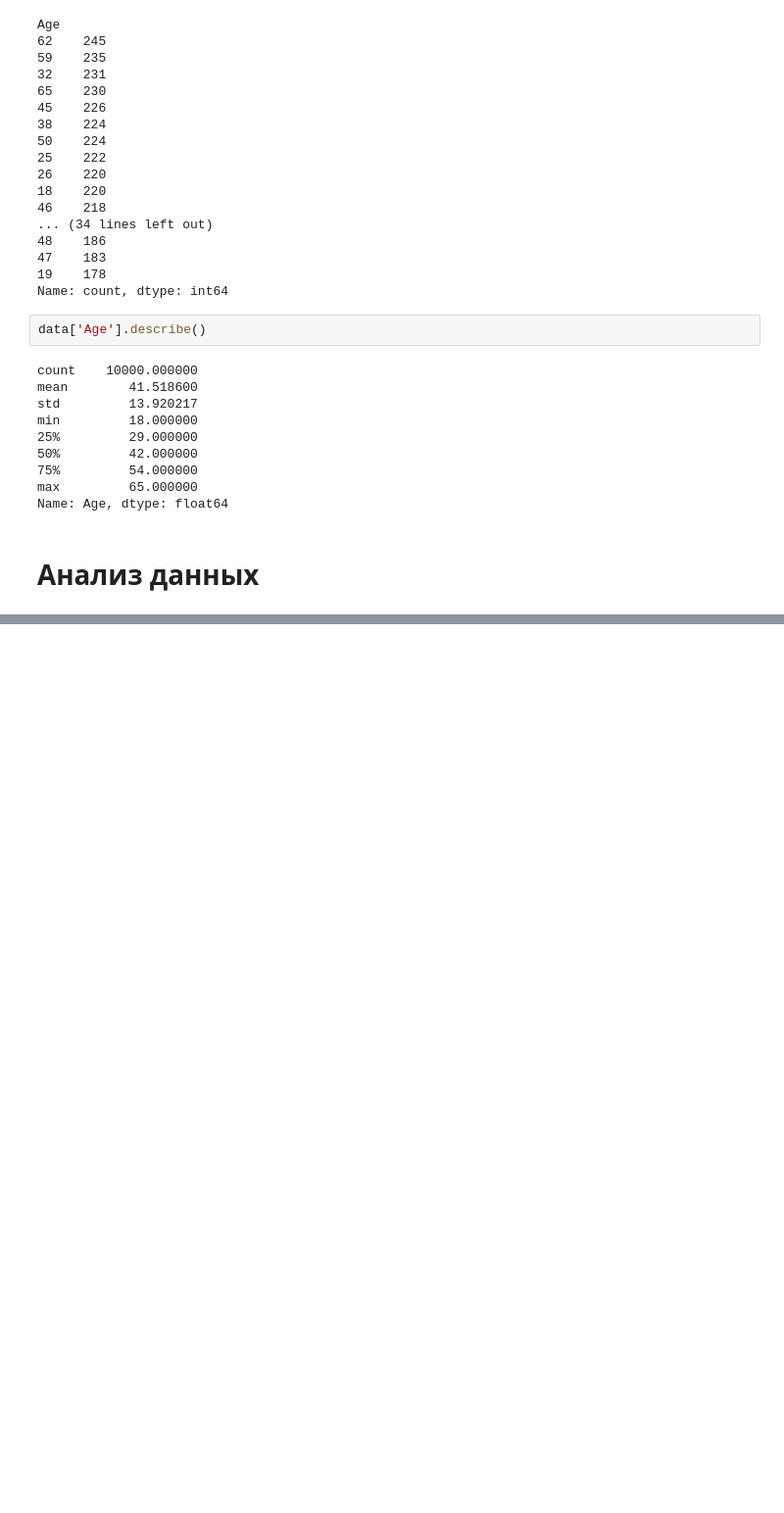
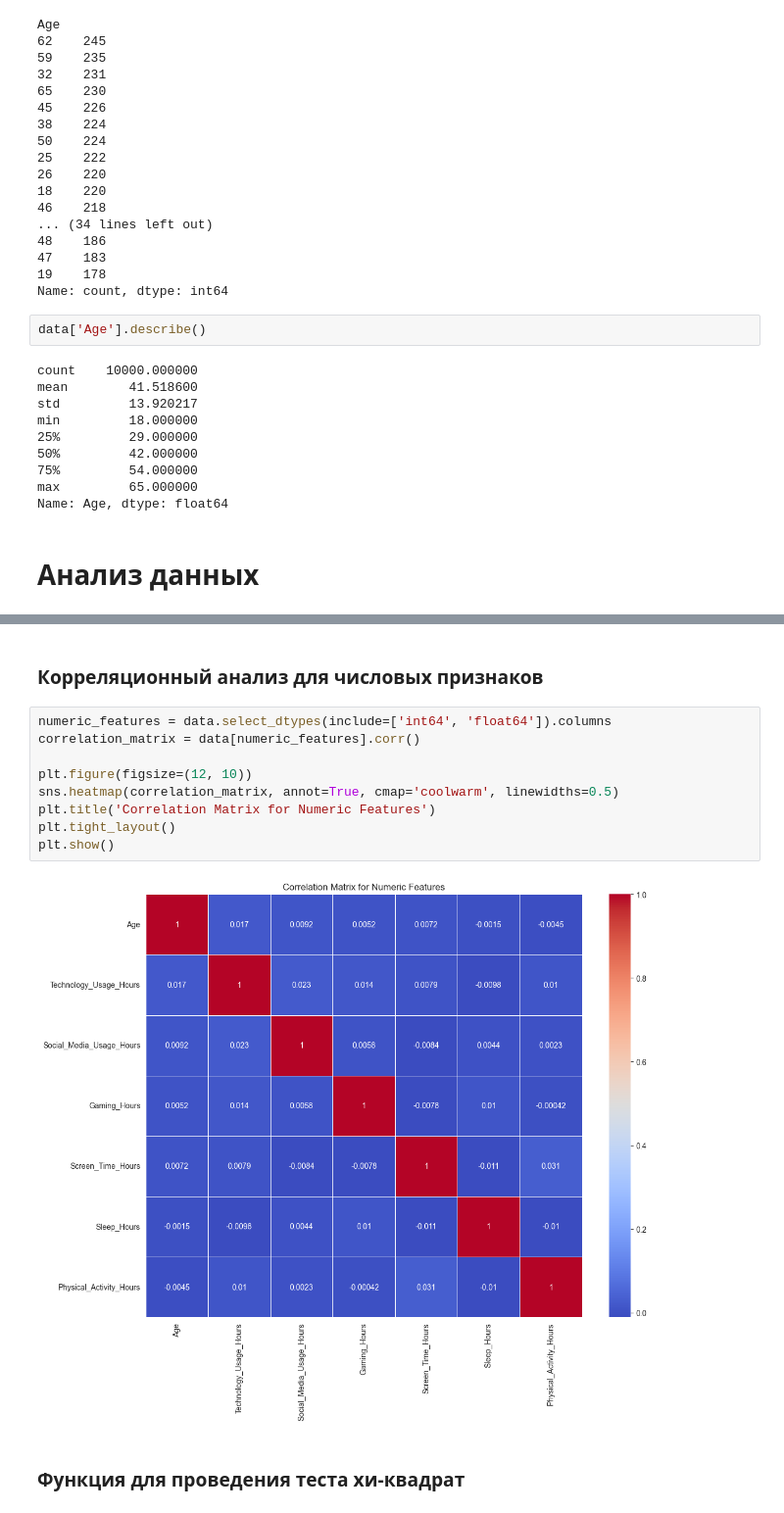
Before and after one commit to master-spectra/Mental-Health, a Jupyter notebook: main.ipynb, the cells around one changed output, grey strips where cells are left out. Shown at 98% size. Cells and saved outputs as stored; diff of their text form; blank space fills up the shorter version.

```diff
--- a/main.ipynb
+++ b/main.ipynb
@@ -462,0 +181,15 @@ create_correlation_matrix(data)
+# %% [markdown]
+### Корреляционный анализ для числовых признаков
+# %%
+numeric_features = data.select_dtypes(include=['int64', 'float64']).columns
+correlation_matrix = data[numeric_features].corr()
+
+plt.figure(figsize=(12, 10))
+sns.heatmap(correlation_matrix, annot=True, cmap='coolwarm', linewidths=0.5)
+plt.title('Correlation Matrix for Numeric Features')
+plt.tight_layout()
+plt.show()
+# %% [output]
+[figure, added]
+# %% [markdown]
+### Функция для проведения теста хи-квадрат
```
Also changed, not shown: parts of 43 cells of this notebook, 1 other file.
